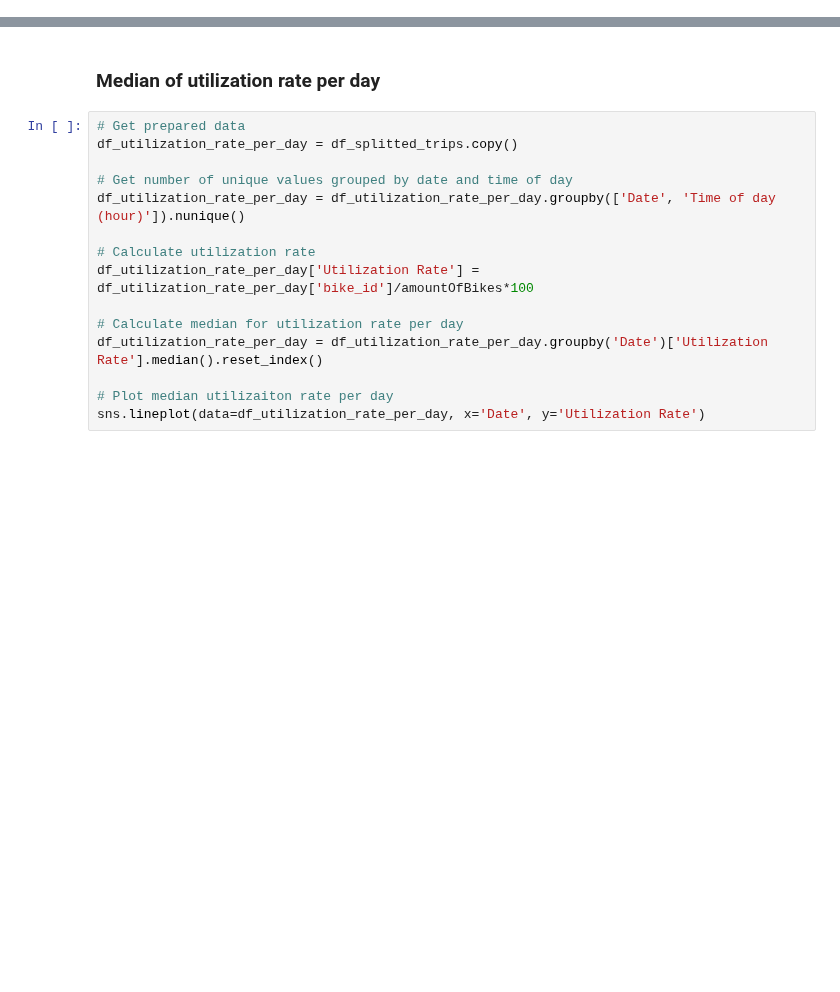
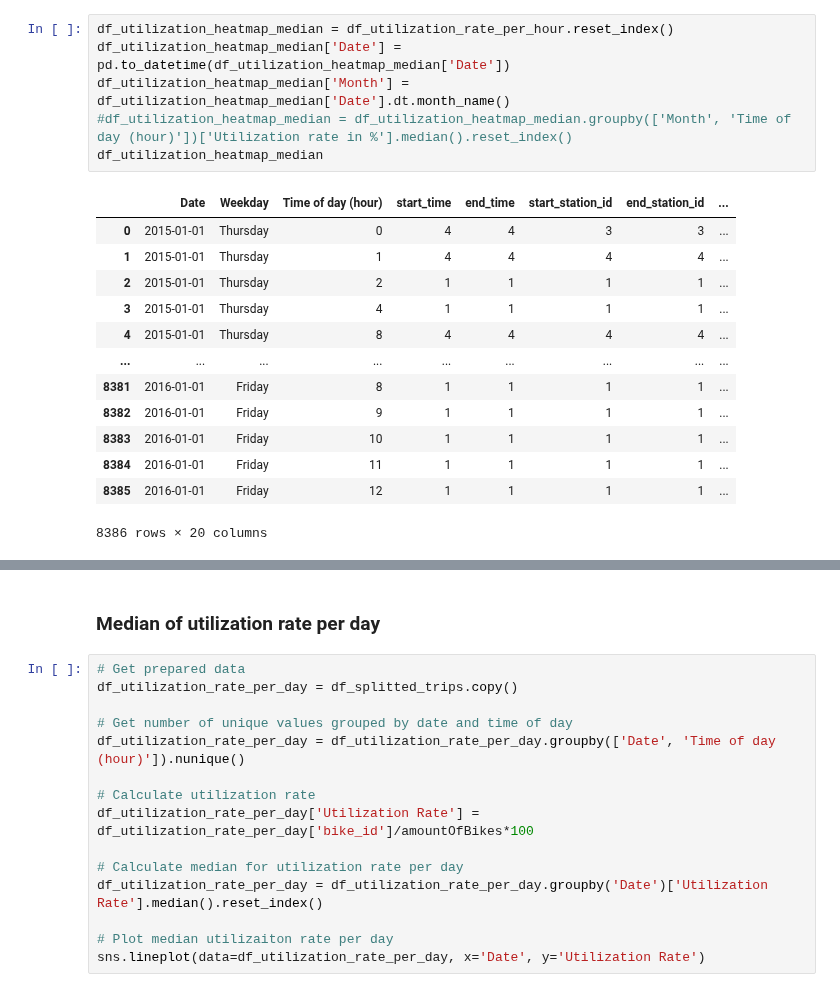
Before and after one commit to RavenRudi/AA_Group16, a Jupyter notebook: kpi_calculation.ipynb, the cells around one changed output, grey strips where cells are left out. Drawn from its saved outputs; the diff is of its cells as text; blank space fills up the shorter version.

```diff
--- a/kpi_calculation.ipynb
+++ b/kpi_calculation.ipynb
@@ -68,0 +68,20 @@ AttributeError: module 'numpy' has no attribute '_no_nep50_warning'
+# %%
+df_utilization_heatmap_median = df_utilization_rate_per_hour.reset_index()
+df_utilization_heatmap_median['Date'] = pd.to_datetime(df_utilization_heatmap_median['Date'])
+df_utilization_heatmap_median['Month'] = df_utilization_heatmap_median['Date'].dt.month_name()
+#df_utilization_heatmap_median = df_utilization_heatmap_median.groupby(['Month', 'Time of day (hour)'])['Utilization rate in %'].median().reset_index()
+df_utilization_heatmap_median
+# %% [output]
+|  | Date | Weekday | Time of day (hour) | start_time | end_time | start_station_id | end_station_id | ... |
+| 0 | 2015-01-01 | Thursday | 0 | 4 | 4 | 3 | 3 | ... |
+| 1 | 2015-01-01 | Thursday | 1 | 4 | 4 | 4 | 4 | ... |
+| 2 | 2015-01-01 | Thursday | 2 | 1 | 1 | 1 | 1 | ... |
+| 3 | 2015-01-01 | Thursday | 4 | 1 | 1 | 1 | 1 | ... |
+| 4 | 2015-01-01 | Thursday | 8 | 4 | 4 | 4 | 4 | ... |
+| ... | ... | ... | ... | ... | ... | ... | ... | ... |
+| 8381 | 2016-01-01 | Friday | 8 | 1 | 1 | 1 | 1 | ... |
+| 8382 | 2016-01-01 | Friday | 9 | 1 | 1 | 1 | 1 | ... |
+| 8383 | 2016-01-01 | Friday | 10 | 1 | 1 | 1 | 1 | ... |
+| 8384 | 2016-01-01 | Friday | 11 | 1 | 1 | 1 | 1 | ... |
+| 8385 | 2016-01-01 | Friday | 12 | 1 | 1 | 1 | 1 | ... |
+8386 rows × 20 columns
```
Also changed, not shown: parts of 21 cells of this notebook, 1 other file.
